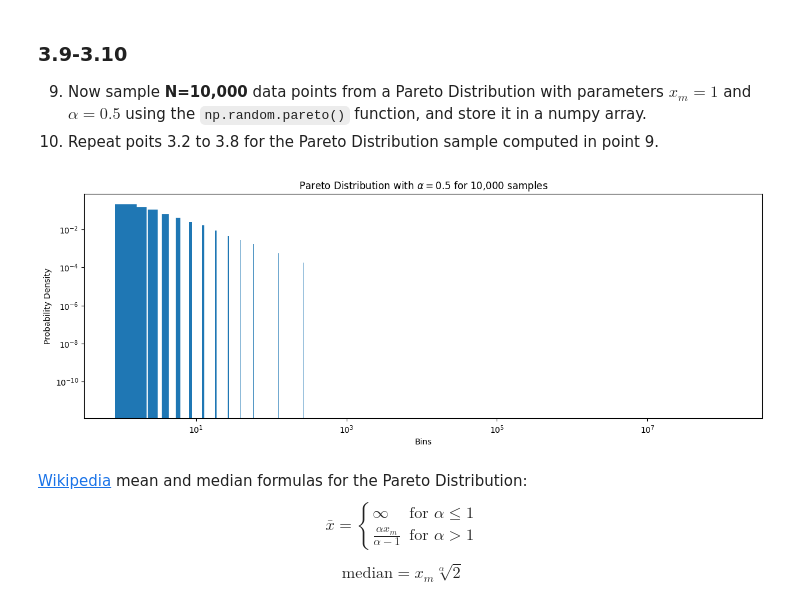
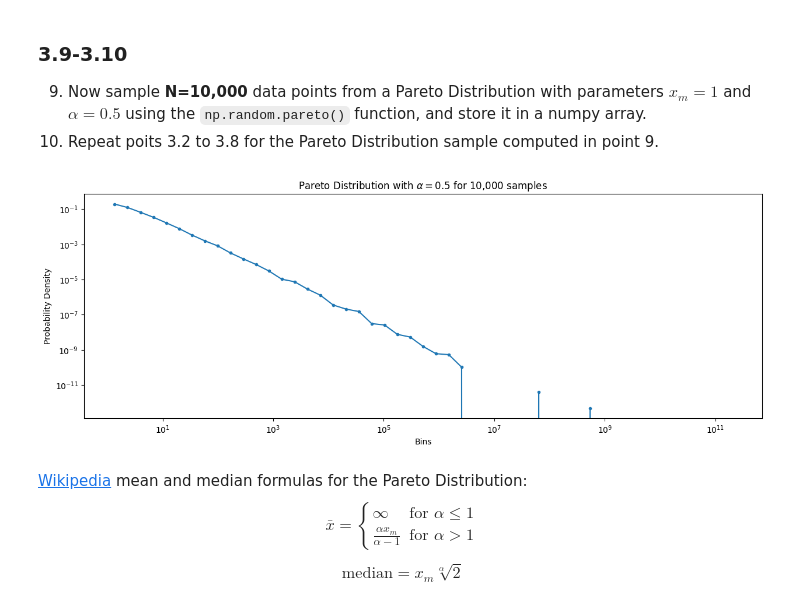
Before and after one commit to Rebekka-M/02467_CSS, a Jupyter notebook: Assignment_1.ipynb, the cells around one changed output. Drawn from its saved outputs; the diff is of its cells as text; code cells hidden in the pictures.

```diff
--- a/Assignment_1.ipynb
+++ b/Assignment_1.ipynb
@@ -367,21 +365,20 @@ alpha = 0.5
 X_pareto = np.random.pareto(a = alpha, size = n)
 # %%
 # Plot the distribution of X_pareto
-bins = np.logspace(min(X_pareto), np.log10(max(X_pareto)), 50)
-hist, edges = np.histogram(X_pareto, bins=bins, density = True)
+bins = np.logspace(0, np.log10(max(X_pareto)), 50)
+hist, edges = np.histogram(X_pareto, bins=bins, density=True)
 x = (edges[1:]+edges[:-1])/2
-# width = bins[1] - bins[0]
 
 fig, ax = plt.subplots(figsize = (15,5))
-ax.bar(x, hist)
+ax.plot(x, hist, marker = ".")
 ax.set_title(r"Pareto Distribution with $\alpha=0.5$ for 10,000 samples")
 ax.set_xlabel("Bins")
 ax.set_ylabel("Probability Density")
 ax.set_xscale('log')
 ax.set_yscale('log')
 plt.show()
 # %% [output]
-[figure, old version]
+[figure, new version]
 # %%
 # Compute the cumulative average of X_pareto
 cum_average = np.array([np.mean(X_pareto[:i]) for i in range(1, n+1)])
```
Also changed, not shown: parts of 7 cells of this notebook.
